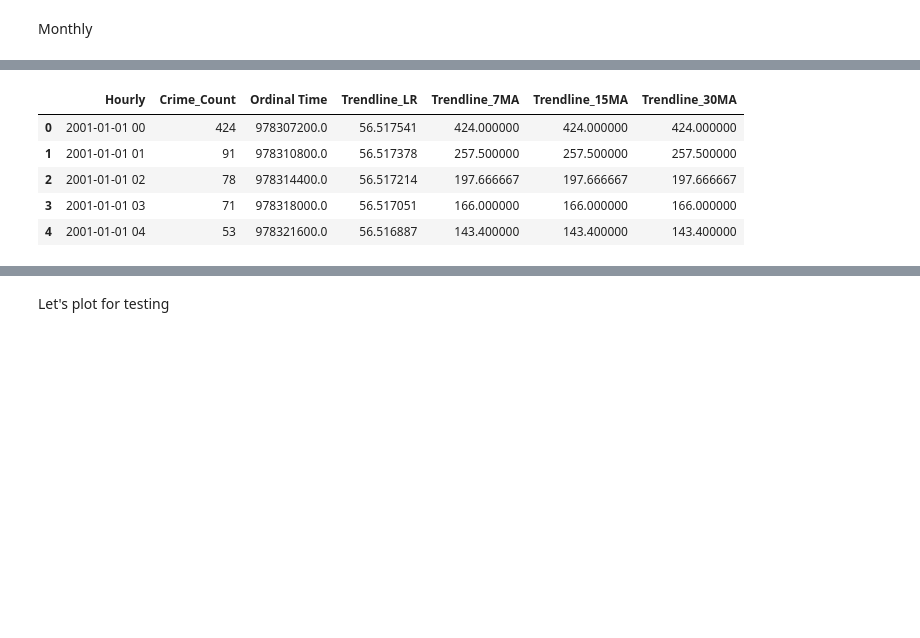
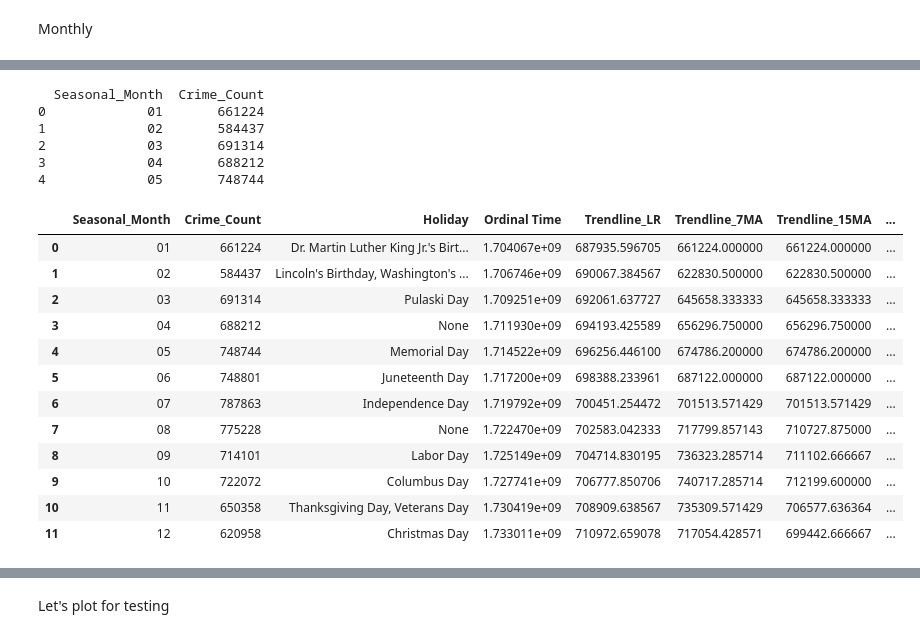
Before and after one commit to alihaseeb1/ChicagoCrimeAnalysis, a Jupyter notebook: main.ipynb, the cells around one changed output, grey strips where cells are left out. Drawn from its saved outputs; the diff is of its cells as text; code cells hidden in the pictures; blank space fills up the shorter version.

```diff
--- a/main.ipynb
+++ b/main.ipynb
@@ -219,10 +335,26 @@ crime_daily.head()
 # %%
-crime_hourly = group_by_timeframe(df, "Hourly")
-crime_hourly.head()
+# crime_hourly = group_by_timeframe(df, "Hourly")
+# crime_hourly.head()
-# %% [output]
-|  | Hourly | Crime_Count | Ordinal Time | Trendline_LR | Trendline_7MA | Trendline_15MA | Trendline_30MA |
-| 0 | 2001-01-01 00 | 424 | 978307200.0 | 56.517541 | 424.000000 | 424.000000 | 424.000000 |
-| 1 | 2001-01-01 01 | 91 | 978310800.0 | 56.517378 | 257.500000 | 257.500000 | 257.500000 |
-| 2 | 2001-01-01 02 | 78 | 978314400.0 | 56.517214 | 197.666667 | 197.666667 | 197.666667 |
-| 3 | 2001-01-01 03 | 71 | 978318000.0 | 56.517051 | 166.000000 | 166.000000 | 166.000000 |
-| 4 | 2001-01-01 04 | 53 | 978321600.0 | 56.516887 | 143.400000 | 143.400000 | 143.400000 |
+# %%
+crime_seasonal_month = group_by_timeframe(df, "Seasonal_Month")
+crime_seasonal_month.head(13)
+# %% [output]
+  Seasonal_Month  Crime_Count
+0             01       661224
+1             02       584437
+2             03       691314
+3             04       688212
+4             05       748744
+|  | Seasonal_Month | Crime_Count | Holiday | Ordinal Time | Trendline_LR | Trendline_7MA | Trendline_15MA | ... |
+| 0 | 01 | 661224 | Dr. Martin Luther King Jr.'s Birt... | 1.704067e+09 | 687935.596705 | 661224.000000 | 661224.000000 | ... |
+| 1 | 02 | 584437 | Lincoln's Birthday, Washington's ... | 1.706746e+09 | 690067.384567 | 622830.500000 | 622830.500000 | ... |
+| 2 | 03 | 691314 | Pulaski Day | 1.709251e+09 | 692061.637727 | 645658.333333 | 645658.333333 | ... |
+| 3 | 04 | 688212 | None | 1.711930e+09 | 694193.425589 | 656296.750000 | 656296.750000 | ... |
+| 4 | 05 | 748744 | Memorial Day | 1.714522e+09 | 696256.446100 | 674786.200000 | 674786.200000 | ... |
+| 5 | 06 | 748801 | Juneteenth Day | 1.717200e+09 | 698388.233961 | 687122.000000 | 687122.000000 | ... |
+| 6 | 07 | 787863 | Independence Day | 1.719792e+09 | 700451.254472 | 701513.571429 | 701513.571429 | ... |
+| 7 | 08 | 775228 | None | 1.722470e+09 | 702583.042333 | 717799.857143 | 710727.875000 | ... |
+| 8 | 09 | 714101 | Labor Day | 1.725149e+09 | 704714.830195 | 736323.285714 | 711102.666667 | ... |
+| 9 | 10 | 722072 | Columbus Day | 1.727741e+09 | 706777.850706 | 740717.285714 | 712199.600000 | ... |
+| 10 | 11 | 650358 | Thanksgiving Day, Veterans Day | 1.730419e+09 | 708909.638567 | 735309.571429 | 706577.636364 | ... |
+| 11 | 12 | 620958 | Christmas Day | 1.733011e+09 | 710972.659078 | 717054.428571 | 699442.666667 | ... |
```
Also changed, not shown: parts of 11 cells of this notebook, 2 other files.
